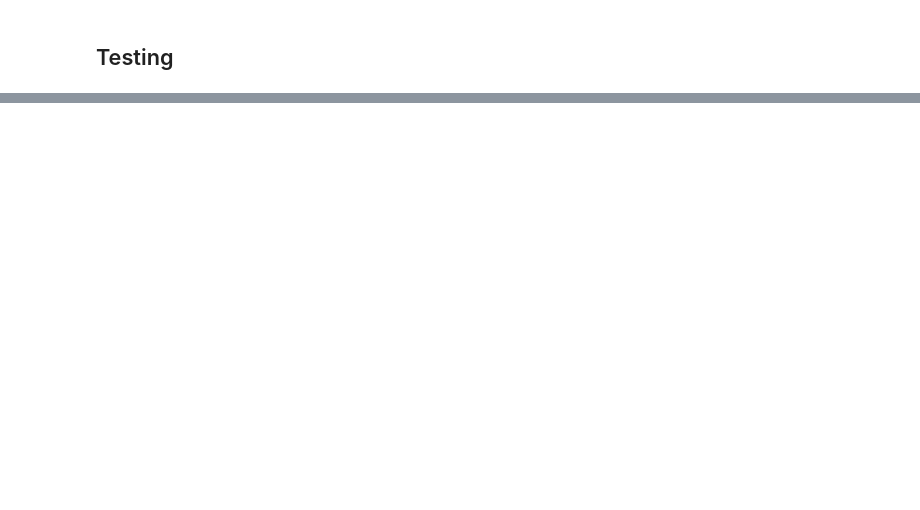
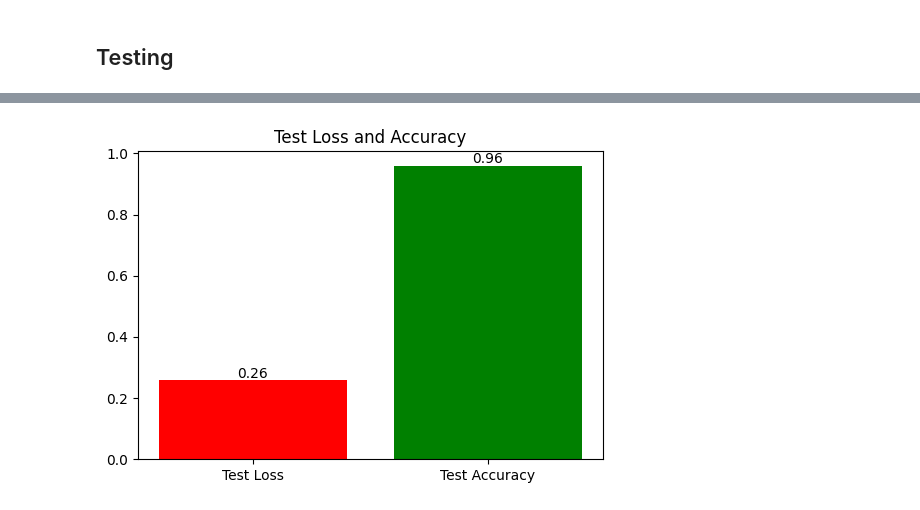
Before and after one commit to dman4703/AITrafficSignRecognition, a Jupyter notebook: AITrafficSystemRecognition.ipynb, the cells around one changed output, grey strips where cells are left out. Drawn from its saved outputs; the diff is of its cells as text; code cells hidden in the pictures; blank space fills up the shorter version.

```diff
--- a/AITrafficSystemRecognition.ipynb
+++ b/AITrafficSystemRecognition.ipynb
@@ -191,0 +343,19 @@ NameError: name 'test_generator' is not defined
+# %%
+import matplotlib.pyplot as plt
+
+# Test accuracy and loss
+test_loss, test_acc = model.evaluate(test_images, test_labels, verbose=0)
+
+# Create bar plot
+fig, ax = plt.subplots(figsize=(6, 4))
+bars = ax.bar(['Test Loss', 'Test Accuracy'], [test_loss, test_acc], color=['red', 'green'])
+
+# Add labels on top of the bars
+for bar in bars:
+    yval = bar.get_height()
+    plt.text(bar.get_x() + bar.get_width()/2, yval, round(yval, 2), ha='center', va='bottom')
+
+ax.set_title('Test Loss and Accuracy')
+plt.show()
+# %% [output]
+[figure, added]
```
Also changed, not shown: parts of 14 cells of this notebook.
